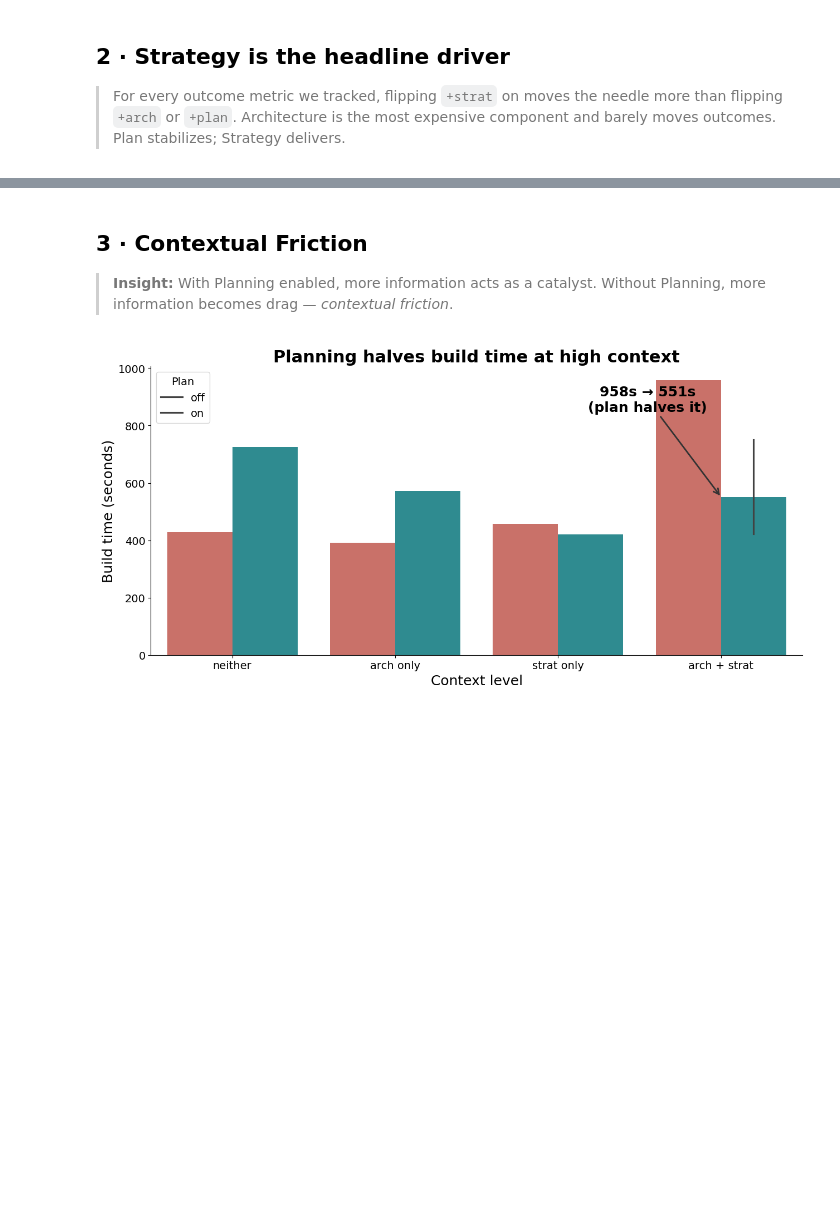
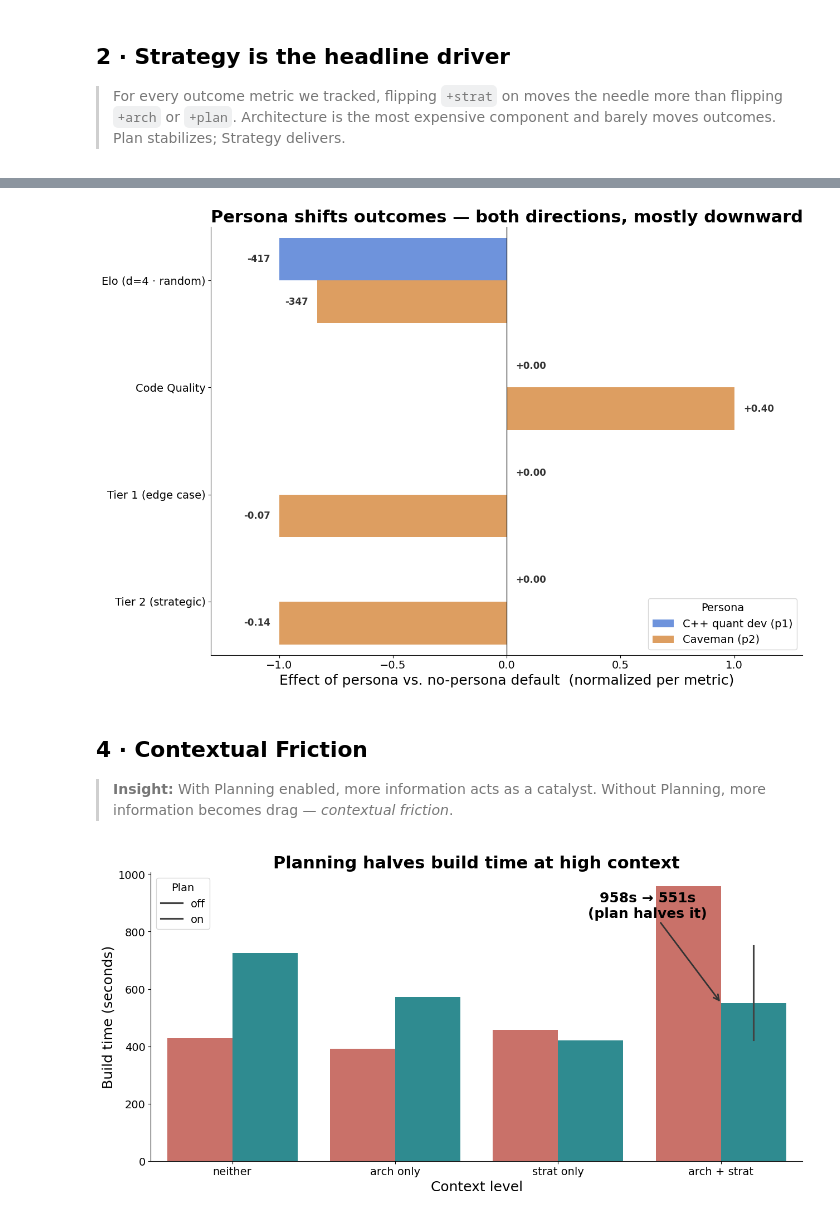
Before and after one commit to sbendre06/chess-engine-cubist, a Jupyter notebook: notebooks/presentation_companion.ipynb, the cells around one changed output, grey strips where cells are left out. Saved outputs shown, nothing was run; the diff lists cells and outputs as text; code cells hidden in the pictures; blank space fills up the shorter version.

```diff
--- a/notebooks/presentation_companion.ipynb
+++ b/notebooks/presentation_companion.ipynb
@@ -284,5 +292,67 @@ plt.show()
+# %%
+fig, ax = plt.subplots(figsize=(13, 9))
+
+# Three "all-on" runs only.
+default_eng = master[master["run_id"] == "1110"].iloc[0]   # no persona
+quant_eng   = master[master["run_id"] == "1111"].iloc[0]   # C++ quant dev
+caveman_eng = master[master["run_id"] == "1112"].iloc[0]   # caveman
+
+persona_metrics = [
+    ("elo_d3_zerostart", "Elo (d=3 · start)"),
+    ("elo_d4_random",    "Elo (d=4 · random)"),
+    ("code_quality",     "Code Quality"),
+    ("tier1_pass_rate",  "Tier 1 (edge case)"),
+    ("tier2_pass_rate",  "Tier 2 (strategic)"),
+]
+
+rows = []
+for col, label in persona_metrics:
+    base = default_eng[col]
+    rows.append({"metric": label, "persona": "C++ quant dev (p1)", "delta": quant_eng[col]   - base})
+    rows.append({"metric": label, "persona": "Caveman (p2)",       "delta": caveman_eng[col] - base})
+delta_df = pd.DataFrame(rows)
+# Drop rows where delta is NaN (e.g., d=3 zerostart Elo is missing for engines
+# that swept or got swept and have no comparable Elo to subtract).
+delta_df = delta_df.dropna(subset=["delta"]).reset_index(drop=True)
+delta_df["delta_norm"] = delta_df.groupby("metric")["delta"].transform(
+    lambda s: s / s.abs().max() if s.abs().max() > 0 else s
+)
+
+palette = {"C++ quant dev (p1)": "#5b8def", "Caveman (p2)": "#f29e4c"}
+# Drop metrics where both personas are NaN (e.g., d=3 zerostart Elo: both
+# personas swept or got swept, so no Elo was reported).
+metric_order = [m[1] for m in persona_metrics if m[1] in delta_df["metric"].unique()]
+persona_order = ["C++ quant dev (p1)", "Caveman (p2)"]
+
+sns.barplot(
+    data=delta_df, y="metric", x="delta_norm", hue="persona",
+    order=metric_order, hue_order=persona_order,
+    palette=palette, ax=ax,
+)
+ax.axvline(0, color="#333", lw=1)
+
+# Annotate raw delta on each bar — compute positions from data, not patches.
+hue_offsets = {persona_order[0]: -0.2, persona_order[1]: +0.2}
+for _, row in delta_df.iterrows():
+    raw = row["delta"]
+    raw_str = f"{raw:+.0f}" if abs(raw) >= 1 else f"{raw:+.2f}"
+    y = metric_order.index(row["metric"]) + hue_offsets[row["persona"]]
+    x = row["delta_norm"]
+    ax.text(x + (0.04 if x >= 0 else -0.04), y, raw_str,
+            va="center", ha="left" if x >= 0 else "right",
+            fontsize=12, fontweight="bold", color="#333")
+
+ax.set_title("Persona shifts outcomes — both directions, mostly downward")
+ax.set_xlabel("Effect of persona vs. no-persona default  (normalized per metric)")
+ax.set_ylabel("")
+ax.set_xlim(-1.3, 1.3)
+ax.legend(title="Persona", loc="lower right")
+plt.tight_layout()
+plt.show()
+# %% [output]
+[figure, added]
 # %% [markdown]
-## 3 · Contextual Friction
+## 4 · Contextual Friction
 > **Insight:** With Planning enabled, more information acts as a catalyst.
 > Without Planning, more information becomes drag — *contextual friction*.
 # %%
```
Also changed, not shown: parts of 8 cells of this notebook, 2 other files.
